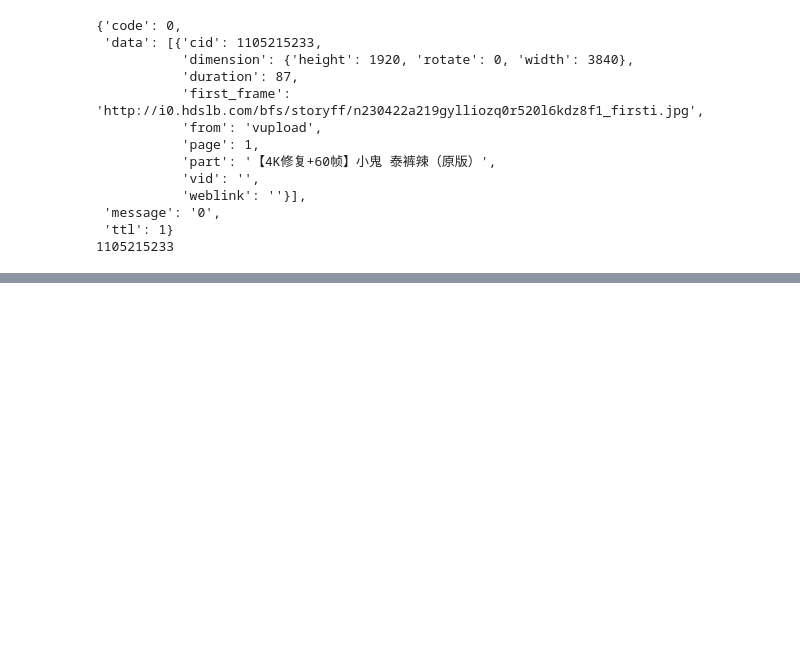
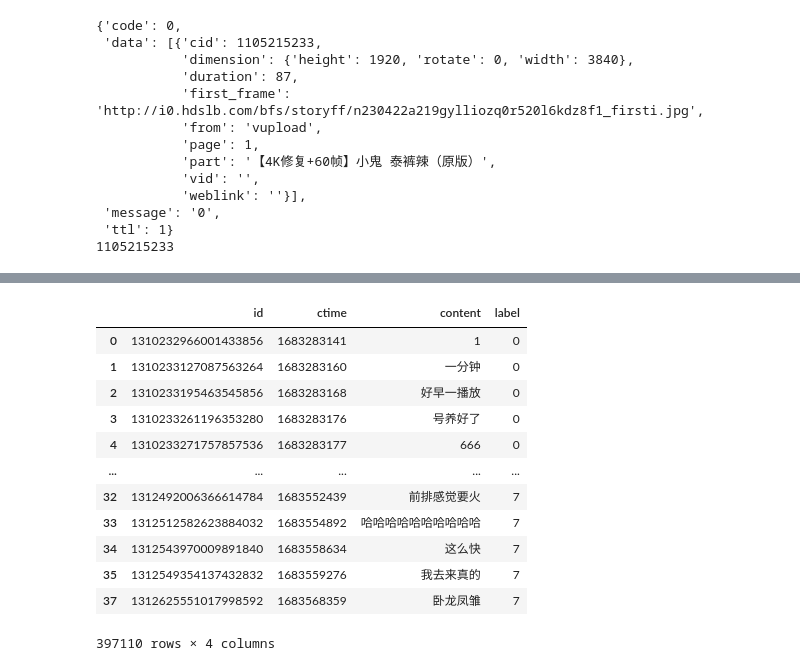
Before and after one commit to minecrafd/arts1422, a Jupyter notebook: sample_danmu.ipynb, the cells around one changed output, grey strips where cells are left out. Drawn from its saved outputs; the diff is of its cells as text; code cells hidden in the pictures; blank space fills up the shorter version.

```diff
--- a/sample_danmu.ipynb
+++ b/sample_danmu.ipynb
@@ -309,5 +398,5 @@ for i in range(10):
     tmp = tmp.sort_index()
     tmp = pd.DataFrame(tmp)
     tmp = tmp.T
+    tmp.columns = ['emo0', 'emo1', 'emo2', 'emo3', 'emo4', 'emo5']
     river = pd.concat([river, tmp], axis=0)
-river.to_csv()
@@ -313,0 +454,34 @@ river.to_csv()
+# %%
+#获取各个分区中 每个视频的 包含目标字符的数量
+def to_list_heat(prot): #热度图所需的获取方式
+    l = []
+    for i in range(len(prot)):
+        l.append({})
+        l[i]["id"] = prot[i].id
+        l[i]["ctime"] = prot[i].ctime
+        l[i]["content"] = prot[i].content
+    return l
+#外层循环， 分区进行
+heat = pd.DataFrame()
+label = 0
+for tid in tids:
+    cids = get_video_ranking(tid)
+    #内层循环，每个分区进行搜索抓取
+    for cid in cids:
+        danmu_proto = get_prot_dm(cid)
+        listed_danmu = to_list_heat(danmu_proto)
+        if(len(listed_danmu) == 0):
+            continue
+        df = pd.DataFrame(listed_danmu)
+        mask = df['content'].str.len() > 10
+        df = df[~mask]
+        df['content'] = df['content'].str.replace('[^\w\s]', '')
+        mask = df['content'].str.len() < 1
+        df = df[~mask]
+        df.dropna(subset=['content'], inplace=True)
+        mask = df['content'].str.len() == 0
+        df = df[~mask]
+        df['label'] = label
+        heat = pd.concat([heat, df], axis=0)
+    label += 1
+print(heat)
@@ -313,0 +503,16 @@ river.to_csv()
+# %%
+heat
+# %% [output]
+|  | id | ctime | content | label |
+| 0 | 1310232966001433856 | 1683283141 | 1 | 0 |
+| 1 | 1310233127087563264 | 1683283160 | 一分钟 | 0 |
+| 2 | 1310233195463545856 | 1683283168 | 好早一播放 | 0 |
+| 3 | 1310233261196353280 | 1683283176 | 号养好了 | 0 |
+| 4 | 1310233271757857536 | 1683283177 | 666 | 0 |
+| ... | ... | ... | ... | ... |
+| 32 | 1312492006366614784 | 1683552439 | 前排感觉要火 | 7 |
+| 33 | 1312512582623884032 | 1683554892 | 哈哈哈哈哈哈哈哈哈哈 | 7 |
+| 34 | 1312543970009891840 | 1683558634 | 这么快 | 7 |
+| 35 | 1312549354137432832 | 1683559276 | 我去来真的 | 7 |
+| 37 | 1312625551017998592 | 1683568359 | 卧龙凤雏 | 7 |
+397110 rows × 4 columns
```
Also changed, not shown: parts of 24 cells of this notebook, 57 other files.
